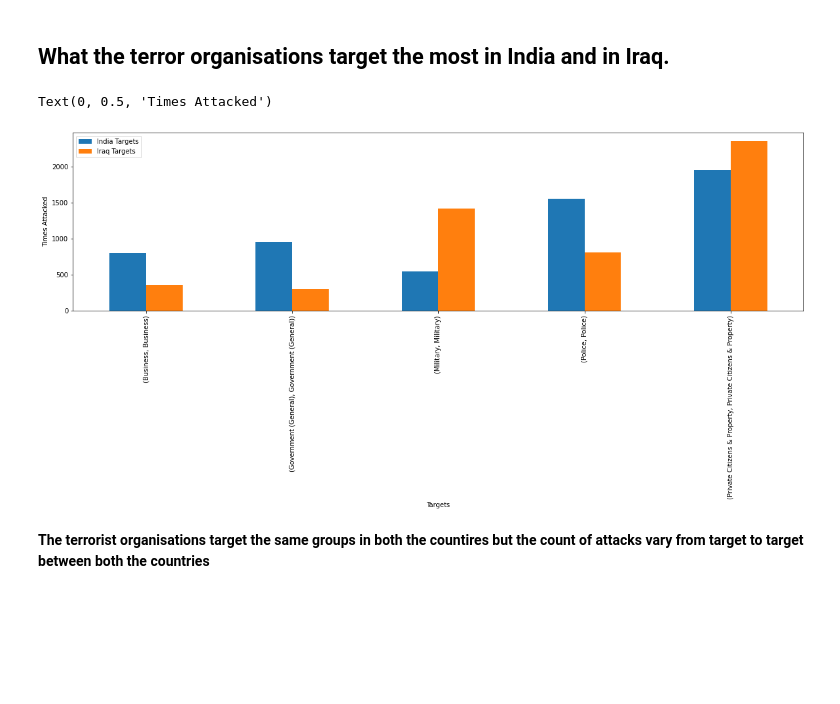
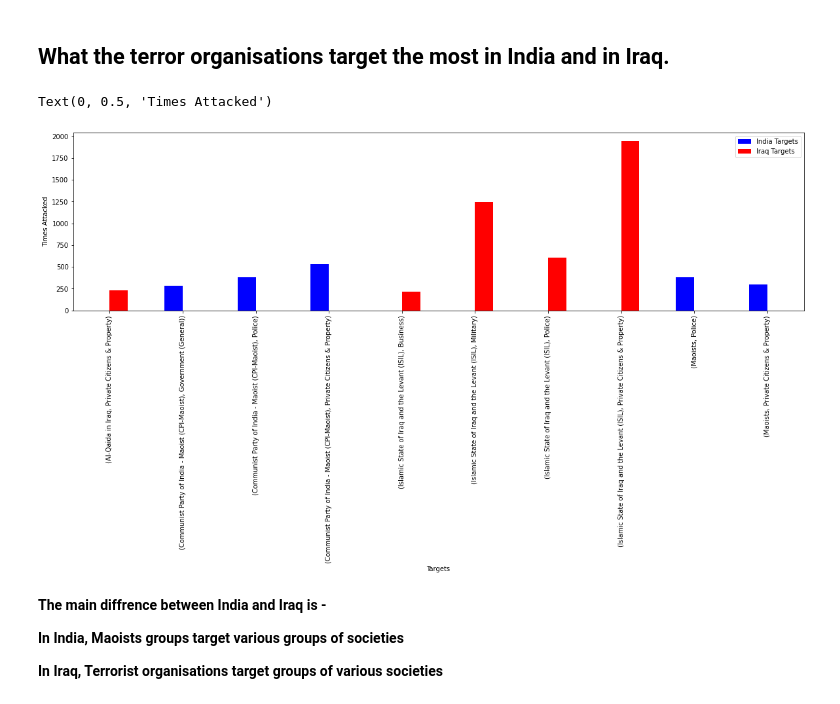
Before and after one commit to Shourya306/Global-Terrorism-EDA, a Jupyter notebook: Copy_of_Global_Terrorism_Analysis_Capstone_Project.ipynb, the cells around one changed output. Cells and saved outputs as stored; diff of their text form; code cells hidden in the pictures; blank space fills up the shorter version.

```diff
--- a/Copy_of_Global_Terrorism_Analysis_Capstone_Project.ipynb
+++ b/Copy_of_Global_Terrorism_Analysis_Capstone_Project.ipynb
@@ -389,21 +468,23 @@ Text(0, 0.5, 'Count of attack type')
 india_df = india_df[india_df['organisation'] != 'Unknown']
 iraq_df = iraq_df[iraq_df['organisation'] != 'Unknown']
 # %%
-iraq_target = iraq_df.groupby('target', as_index = False).agg({'day':'count'}).rename(columns = {'day':'times targeted'}).sort_values('times targeted', ascending = False).head(5)
-india_target = india_df.groupby('target', as_index = False).agg({'day':'count'}).rename(columns = {'day':'times targeted'}).sort_values('times targeted', ascending = False).head(5)
+iraq_target = iraq_df.groupby(['organisation','target'],as_index = True).agg({'day':'count'}).rename(columns = {'day':'times targeted'}).sort_values('times targeted', ascending = False).head(5)
+india_target = india_df.groupby(['organisation','target'], as_index = True).agg({'day':'count'}).rename(columns = {'day':'times targeted'}).sort_values('times targeted', ascending = False).head(5)
 # %%
 # Concatinating both the dataframes
 india_iraq_target = pd.concat([india_target,iraq_target],axis = 1)
-# %%
-# Setting the index as target
-india_iraq_target.set_index('target', inplace = True)
 # %%
-india_iraq_target.plot(kind = 'bar')
+# Ploting a Graph.
+india_iraq_target.plot(kind = 'bar', color = ['Blue','Red'])
 plt.legend(['India Targets','Iraq Targets'])
 plt.xlabel('Targets')
 plt.ylabel('Times Attacked')
 # %% [output]
 Text(0, 0.5, 'Times Attacked')
-[figure, old version]
+[figure, new version]
-# %% [markdown]
-**The terrorist organisations target the same groups in both the countires but the count of attacks vary from target to target between both the countries**
+# %% [markdown]
+**The main diffrence between India and Iraq is -**
+
+**In India, Maoists groups target various groups of societies**
+
+**In Iraq, Terrorist organisations target groups of various societies**
```
Also changed, not shown: parts of 21 cells of this notebook.
